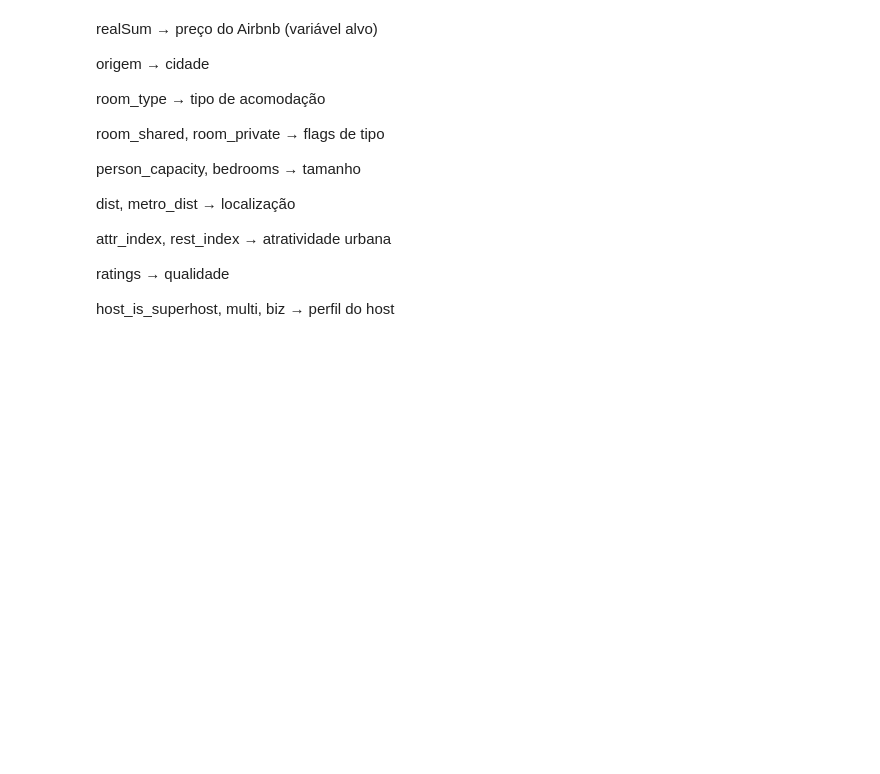
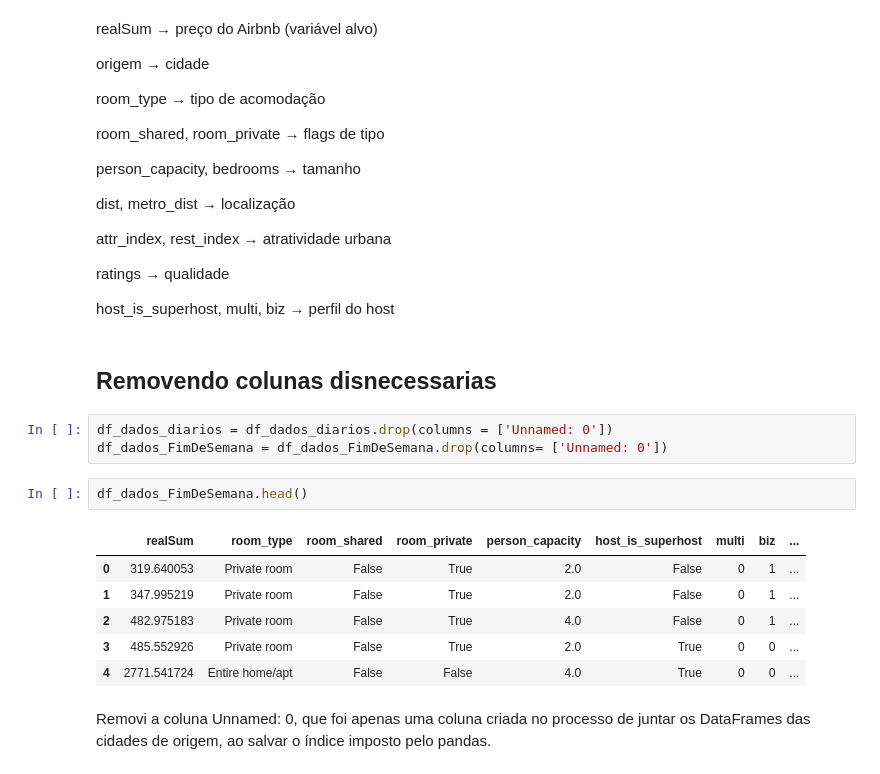
Before and after one commit to walleceoli/airbnb-europe-insights-, a Jupyter notebook: analise.ipynb, the cells around one changed output. Drawn from its saved outputs; the diff is of its cells as text; blank space fills up the shorter version.

Commit message:
Removido coluna desnecessaria

```diff
--- a/analise.ipynb
+++ b/analise.ipynb
@@ -278,3 +278,19 @@ attr_index, rest_index → atratividade urbana
 ratings → qualidade
 
 host_is_superhost, multi, biz → perfil do host
+# %% [markdown]
+## Removendo colunas disnecessarias
+# %%
+df_dados_diarios = df_dados_diarios.drop(columns = ['Unnamed: 0'])
+df_dados_FimDeSemana = df_dados_FimDeSemana.drop(columns= ['Unnamed: 0'])
+# %%
+df_dados_FimDeSemana.head()
+# %% [output]
+|  | realSum | room_type | room_shared | room_private | person_capacity | host_is_superhost | multi | biz | ... |
+| 0 | 319.640053 | Private room | False | True | 2.0 | False | 0 | 1 | ... |
+| 1 | 347.995219 | Private room | False | True | 2.0 | False | 0 | 1 | ... |
+| 2 | 482.975183 | Private room | False | True | 4.0 | False | 0 | 1 | ... |
+| 3 | 485.552926 | Private room | False | True | 2.0 | True | 0 | 0 | ... |
+| 4 | 2771.541724 | Entire home/apt | False | False | 4.0 | True | 0 | 0 | ... |
+# %% [markdown]
+Removi a coluna Unnamed: 0, que foi apenas uma coluna criada no processo de juntar os DataFrames das cidades de origem, ao salvar o índice imposto pelo pandas.
```
